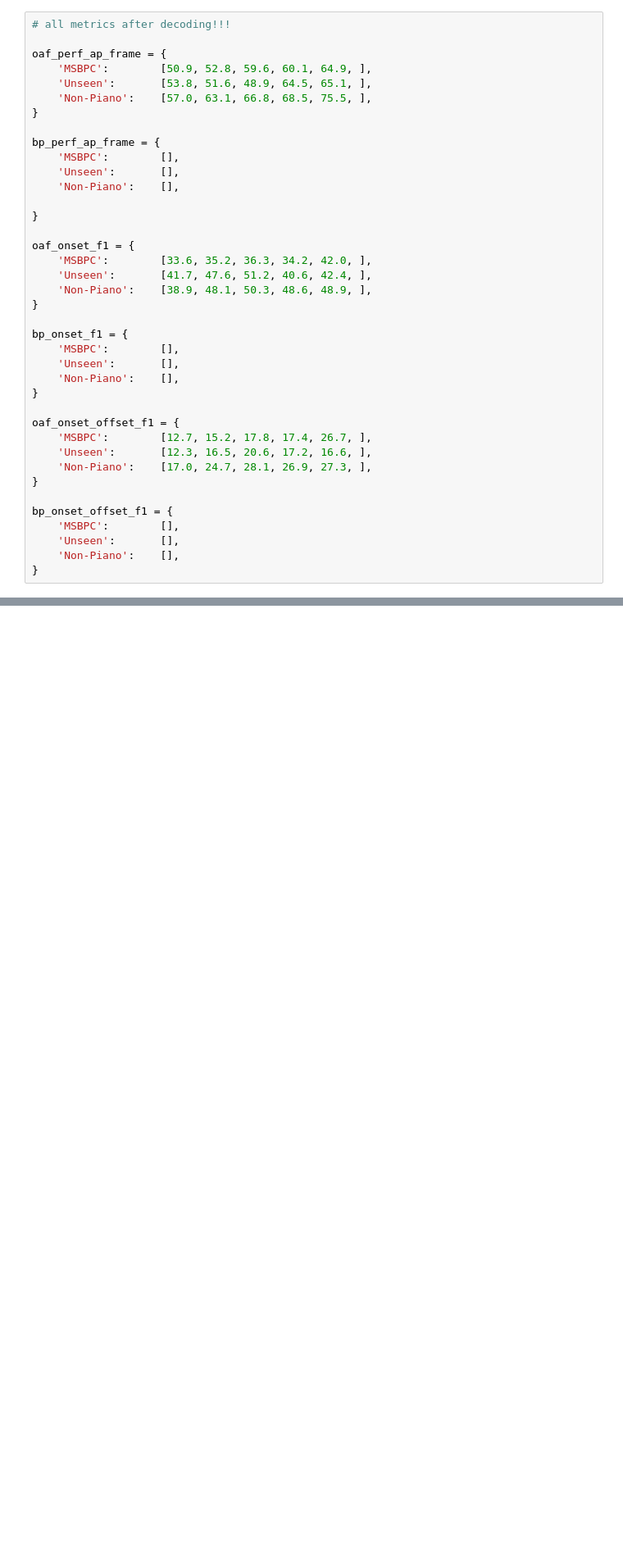
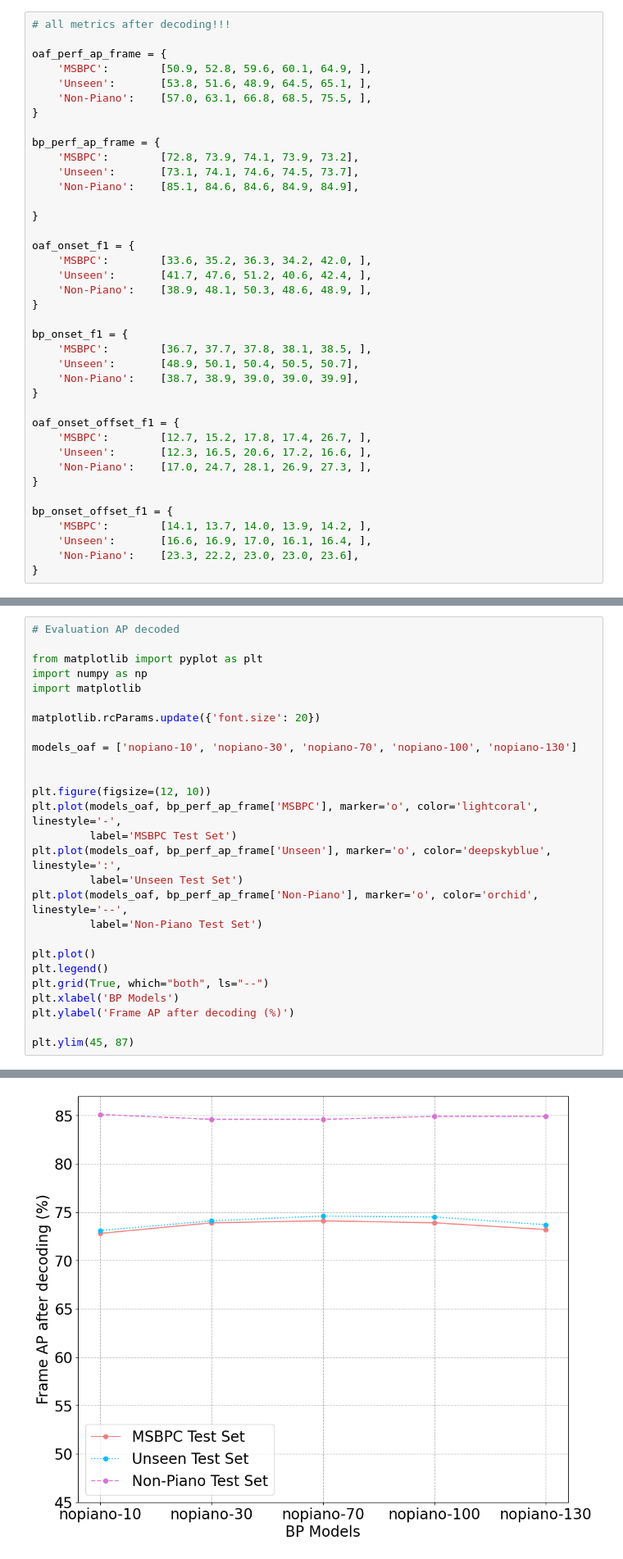
Before and after one commit to marc-philipp-knechtle/amt-eval, a Jupyter notebook: ipynb-viz/expE-training-style-impact.ipynb, the cells around one changed output, grey strips where cells are left out. Shown: that part at 82% size. Cells and saved outputs as stored; diff of their text form; blank space fills up the shorter version.

```diff
--- a/ipynb-viz/expE-training-style-impact.ipynb
+++ b/ipynb-viz/expE-training-style-impact.ipynb
@@ -8,9 +8,9 @@ oaf_perf_ap_frame = {
 }
 
 bp_perf_ap_frame = {
-    'MSBPC':        [],
-    'Unseen':       [],
-    'Non-Piano':    [],
+    'MSBPC':        [72.8, 73.9, 74.1, 73.9, 73.2],
+    'Unseen':       [73.1, 74.1, 74.6, 74.5, 73.7],
+    'Non-Piano':    [85.1, 84.6, 84.6, 84.9, 84.9],
 
 }
 
@@ -21,9 +21,9 @@ oaf_onset_f1 = {
 }
 
 bp_onset_f1 = {
-    'MSBPC':        [],
-    'Unseen':       [],
-    'Non-Piano':    [],
+    'MSBPC':        [36.7, 37.7, 37.8, 38.1, 38.5, ],
+    'Unseen':       [48.9, 50.1, 50.4, 50.5, 50.7],
+    'Non-Piano':    [38.7, 38.9, 39.0, 39.0, 39.9],
 }
 
 oaf_onset_offset_f1 = {
@@ -33,9 +33,9 @@ oaf_onset_offset_f1 = {
 }
 
 bp_onset_offset_f1 = {
-    'MSBPC':        [],
-    'Unseen':       [],
-    'Non-Piano':    [],
+    'MSBPC':        [14.1, 13.7, 14.0, 13.9, 14.2, ],
+    'Unseen':       [16.6, 16.9, 17.0, 16.1, 16.4, ],
+    'Non-Piano':    [23.3, 22.2, 23.0, 23.0, 23.6],
 }
 # %%
 # Evaluation AP decoded
@@ -69,0 +70,28 @@ plt.ylim(45, 80)
+# %%
+# Evaluation AP decoded
+
+from matplotlib import pyplot as plt
+import numpy as np
+import matplotlib
+
+matplotlib.rcParams.update({'font.size': 20})
+
+models_oaf = ['nopiano-10', 'nopiano-30', 'nopiano-70', 'nopiano-100', 'nopiano-130']
+
+
+plt.figure(figsize=(12, 10))
+plt.plot(models_oaf, bp_perf_ap_frame['MSBPC'], marker='o', color='lightcoral', linestyle='-',
+         label='MSBPC Test Set')
+plt.plot(models_oaf, bp_perf_ap_frame['Unseen'], marker='o', color='deepskyblue', linestyle=':',
+         label='Unseen Test Set')
+plt.plot(models_oaf, bp_perf_ap_frame['Non-Piano'], marker='o', color='orchid', linestyle='--',
+         label='Non-Piano Test Set')
+
+plt.plot()
+plt.legend()
+plt.grid(True, which="both", ls="--")
+plt.xlabel('BP Models')
+plt.ylabel('Frame AP after decoding (%)')
+
+plt.ylim(45, 87)
+# %% [output]
@@ -70,3 +99,4 @@ plt.ylim(45, 80)
+[figure, added]
 # %%
 # Evaluation AP decoded
 
```
Also changed, not shown: parts of 4 cells of this notebook, 1 other file.
